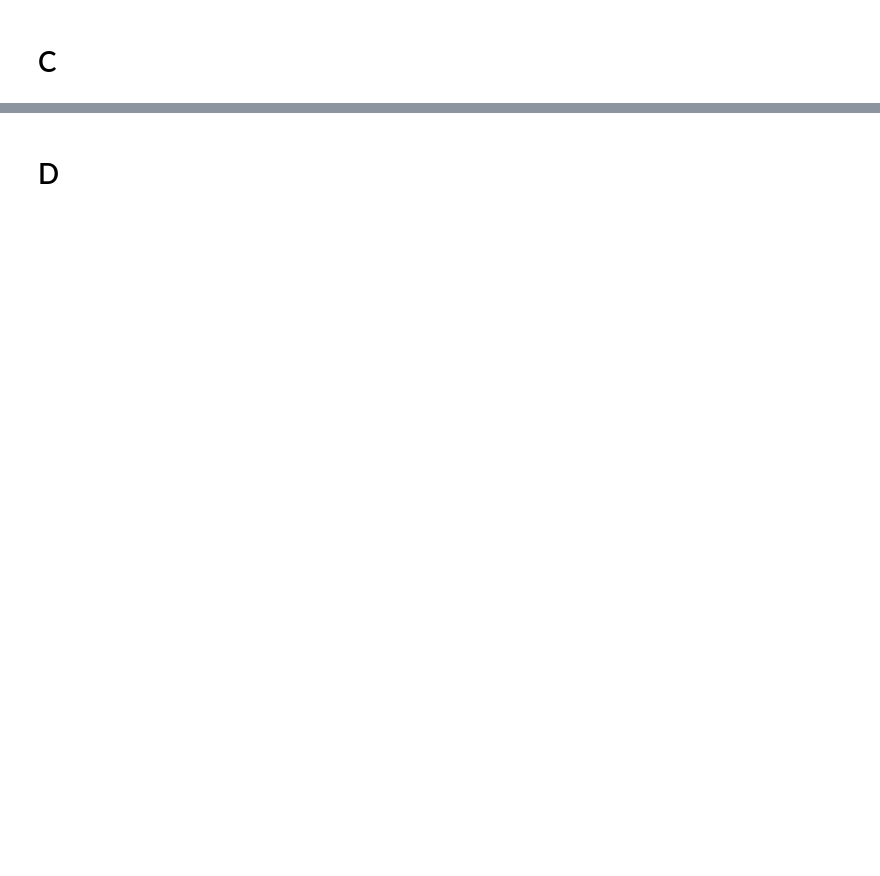
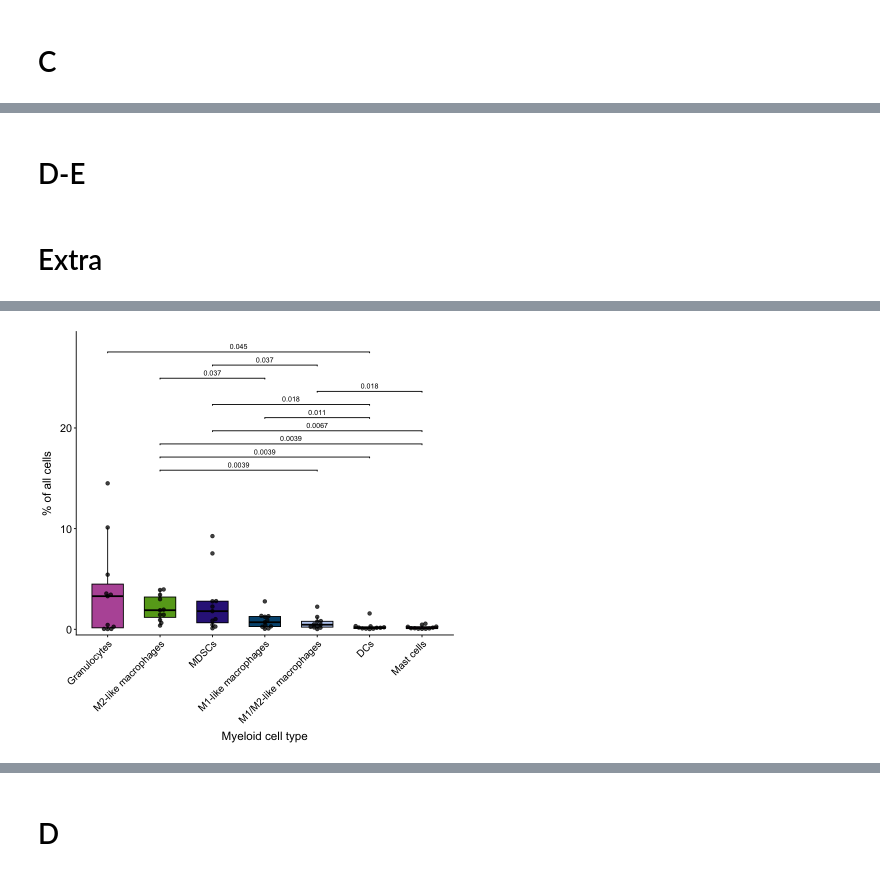
Before and after one commit to SchapiroLabor/NUT_spatial, a Jupyter notebook: figures/figure_3_R.ipynb, the cells around one changed output, grey strips where cells are left out. Cells and saved outputs as stored; diff of their text form; code cells hidden in the pictures; blank space fills up the shorter version.

```diff
--- a/figures/figure_3_R.ipynb
+++ b/figures/figure_3_R.ipynb
@@ -501,0 +572,2 @@ ggsave(
+# %% [markdown]
+# D-E
@@ -501,0 +648,75 @@ ggsave(
+# %% [markdown]
+# Extra
+# %%
+all_myeloid_plot <- function(df, types, x_label = "Myeloid cell type", alpha = 0.05) {
+
+  d <- df %>% filter(cell_category %in% types)
+
+  # complete cases: patients present in ALL groups (needed for paired tests)
+  complete_ids <- d %>% distinct(patient_ID, cell_category) %>%
+    count(patient_ID) %>% filter(n == length(types)) %>% pull(patient_ID)
+  d <- d %>% filter(patient_ID %in% complete_ids)
+  cat("patients with all", length(types), "types:", length(complete_ids), "\n")
+
+  # order by MEDIAN abundance, descending
+  ord <- d %>% group_by(cell_category) %>%
+    summarise(m = median(percentage, na.rm = TRUE), .groups = "drop") %>%
+    arrange(desc(m)) %>% pull(cell_category)
+  d <- d %>% mutate(cell = factor(cell_category, levels = ord))
+
+  # all pairwise paired Wilcoxon -> keep only significant
+  wide <- d %>% select(patient_ID, cell, percentage) %>%
+    pivot_wider(names_from = cell, values_from = percentage)
+
+  sig <- combn(ord, 2, simplify = FALSE) %>%
+    map_dfr(function(pr) {
+      p <- suppressWarnings(wilcox.test(wide[[pr[1]]], wide[[pr[2]]],
+                                        paired = TRUE, exact = FALSE)$p.value)
+      tibble(g1 = pr[1], g2 = pr[2], p = p)
+    }) %>%
+    filter(!is.na(p), p < alpha) %>%
+    arrange(p)
+
+  cat(nrow(sig), "significant pairs of", choose(length(types), 2), "tested\n")
+  print(sig)
+
+  y_max <- max(d$percentage, na.rm = TRUE)
+  if (nrow(sig) > 0) {
+    step <- y_max * 0.09
+    sig <- sig %>% mutate(y = y_max * 1.04 + step * (row_number() - 1))
+  }
+
+  p <- ggplot(d, aes(x = cell, y = percentage, fill = cell)) +
+    geom_boxplot(width = 0.6, alpha = 1, color = "black", outlier.shape = NA) +
+    geom_beeswarm(size = 1.8, alpha = 0.75, color = "black") +
+    scale_fill_manual(values = full_palette, guide = "none") +
+    labs(x = x_label, y = "% of all cells") +
+    theme_classic(base_family = "Arial") +
+    theme(legend.position = "none",
+          axis.text.x = element_text(angle = 45, hjust = 1, size = 12, colour = "black"),
+          axis.title.x = element_text(size = 14, colour = "black", margin = margin(t = 8)),
+          axis.text.y = element_text(size = 13, colour = "black"),
+          axis.title.y = element_text(size = 14, colour = "black", margin = margin(r = 8)),
+          axis.line = element_line(linewidth = 0.5, colour = "black"),
+          axis.ticks = element_line(linewidth = 0.5, colour = "black"))
+
+  if (nrow(sig) > 0) {
+    p <- p + geom_signif(
+      comparisons = Map(c, sig$g1, sig$g2),
+      annotations = signif(sig$p, 2),
+      y_position  = sig$y,
+      tip_length  = 0.006, textsize = 3, family = "Arial") +
+      scale_y_continuous(expand = expansion(mult = c(0.02, 0.05)),
+                         limits = c(0, max(sig$y) * 1.05))
+  } else {
+    p <- p + scale_y_continuous(expand = expansion(mult = c(0.02, 0.15)))
+  }
+  p
+}
+
+p_myeloid <- all_myeloid_plot(celltype_percentage_patient_myeloid, myeloid)
+p_myeloid
+
+ggsave(paste0(results_dir, "/all_myeloid_abundance_boxplot.pdf"),
+       p_myeloid, width = 8, height = 7, dpi = 300, bg = "white", device = cairo_pdf)
+# %% [output]
@@ -501,0 +738 @@ ggsave(
+[figure, added]
```
Also changed, not shown: parts of 24 cells of this notebook, 15 other files.
